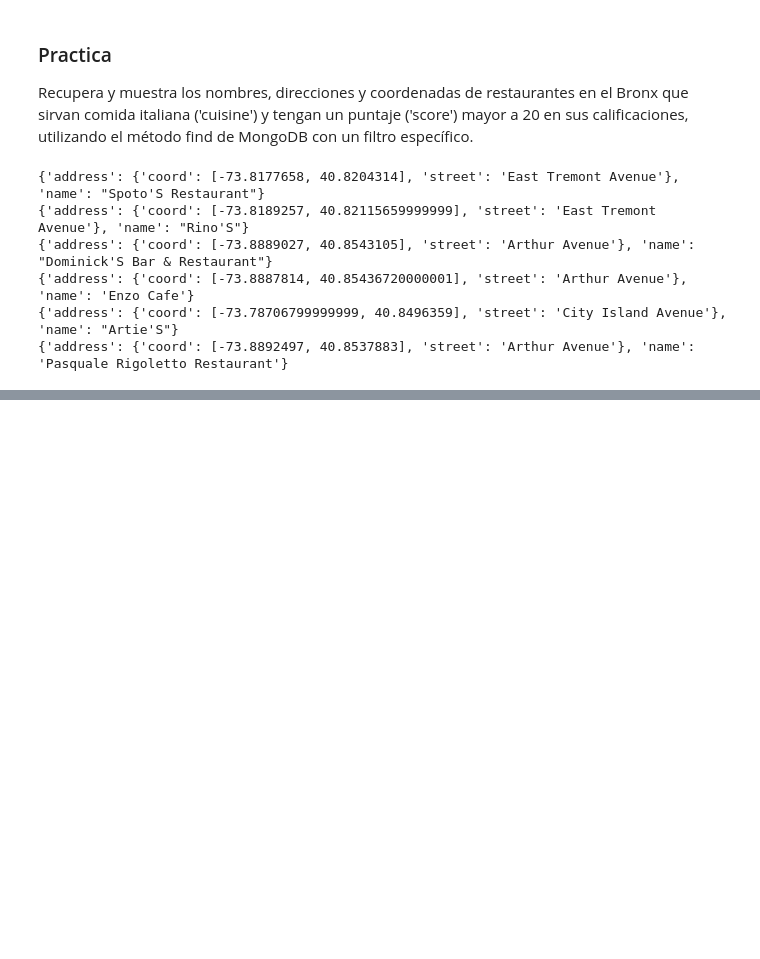
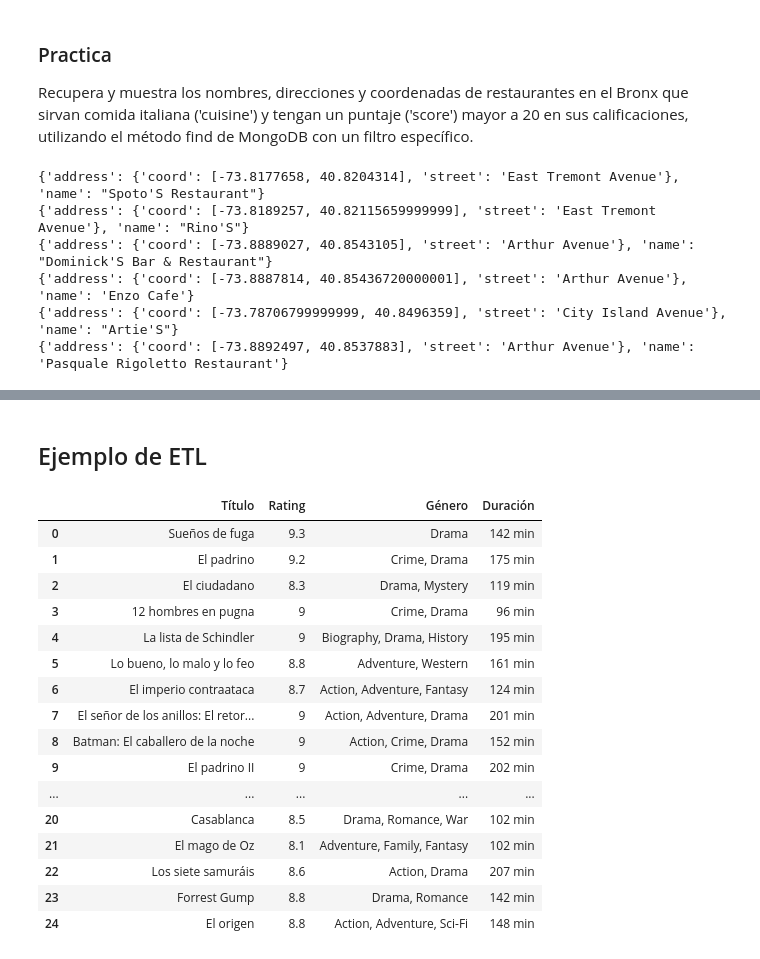
Before and after one commit to jorgeav527/py-fundamentals-ds, a Jupyter notebook: capitulo-3/Lab4_Profundizar_Python.ipynb, the cells around one changed output, grey strips where cells are left out. Cells and saved outputs as stored; diff of their text form; code cells hidden in the pictures; blank space fills up the shorter version.

```diff
--- a/capitulo-3/Lab4_Profundizar_Python.ipynb
+++ b/capitulo-3/Lab4_Profundizar_Python.ipynb
@@ -407,0 +694,75 @@ for document in documents:
+# %% [markdown]
+## Ejemplo de ETL
+# %%
+import requests
+from bs4 import BeautifulSoup
+import pandas as pd
+
+## EXTRACCION
+# URL de la lista de películas en IMDb
+url = 'https://www.imdb.com/list/ls024149810/'
+
+# Realizar una solicitud HTTP a la página
+response = requests.get(url)
+
+# Crear un objeto BeautifulSoup
+soup = BeautifulSoup(response.text, 'html.parser')
+
+## TRANSFORMACION
+# Encontrar todos los elementos de información de la película
+info_peliculas = soup.find_all('div', class_='lister-item-content')
+
+# Inicializar listas para almacenar la información
+titulos = []
+ratings = []
+generos = []
+duracion = []
+
+# Extraer información de las películas y agregarla a las listas
+for info in info_peliculas:
+    # Extraer el título de la película
+    titulo = info.h3.a.text.strip()
+    titulos.append(titulo)
+
+    # Extraer la clasificación (rating)
+    rating = info.find('span', class_='ipl-rating-star__rating').text.strip()
+    ratings.append(rating)
+
+    # Extraer el género
+    genero = info.find('span', class_='genre').text.strip()
+    generos.append(genero)
+
+    # Extraer la duración (runtime)
+    duracion_pelicula = info.find('span', class_='runtime').text.strip()
+    duracion.append(duracion_pelicula)
+
+# Crear un DataFrame con la información recopilada
+data = {
+    'Título': titulos,
+    'Rating': ratings,
+    'Género': generos,
+    'Duración': duracion
+}
+
+df = pd.DataFrame(data)
+
+# Mostrar el DataFrame
+df
+# %% [output]
+|  | Título | Rating | Género | Duración |
+| 0 | Sueños de fuga | 9.3 | Drama | 142 min |
+| 1 | El padrino | 9.2 | Crime, Drama | 175 min |
+| 2 | El ciudadano | 8.3 | Drama, Mystery | 119 min |
+| 3 | 12 hombres en pugna | 9 | Crime, Drama | 96 min |
+| 4 | La lista de Schindler | 9 | Biography, Drama, History | 195 min |
+| 5 | Lo bueno, lo malo y lo feo | 8.8 | Adventure, Western | 161 min |
+| 6 | El imperio contraataca | 8.7 | Action, Adventure, Fantasy | 124 min |
+| 7 | El señor de los anillos: El retor... | 9 | Action, Adventure, Drama | 201 min |
+| 8 | Batman: El caballero de la noche | 9 | Action, Crime, Drama | 152 min |
+| 9 | El padrino II | 9 | Crime, Drama | 202 min |
+| ... | ... | ... | ... | ... |
+| 20 | Casablanca | 8.5 | Drama, Romance, War | 102 min |
+| 21 | El mago de Oz | 8.1 | Adventure, Family, Fantasy | 102 min |
+| 22 | Los siete samuráis | 8.6 | Action, Drama | 207 min |
+| 23 | Forrest Gump | 8.8 | Drama, Romance | 142 min |
+| 24 | El origen | 8.8 | Action, Adventure, Sci-Fi | 148 min |
```
Also changed, not shown: parts of 24 cells of this notebook, 2 other files.
